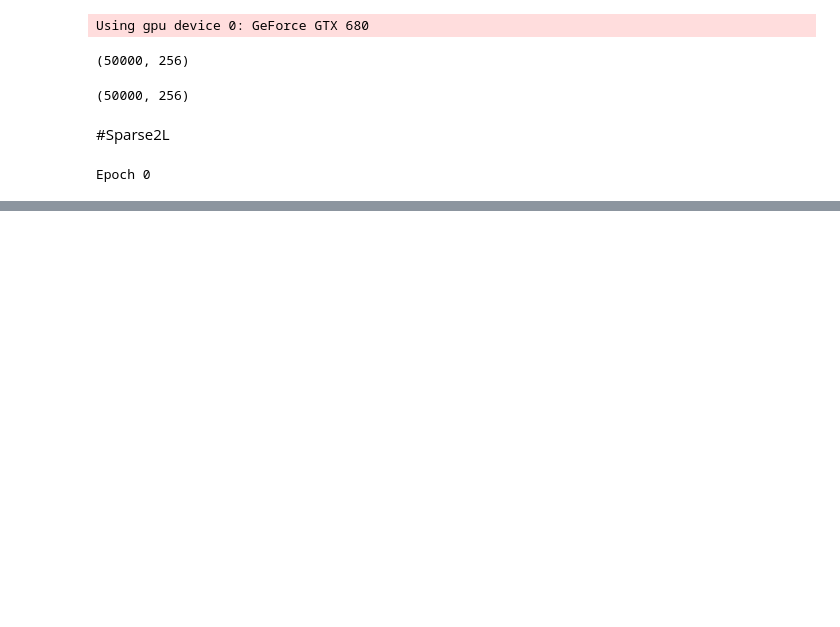
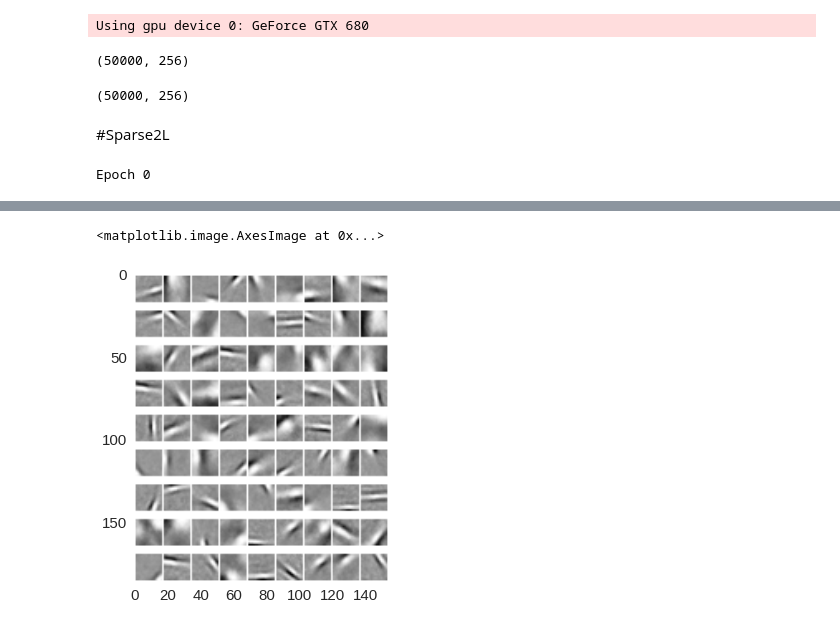
Before and after one commit to EderSantana/seya, a Jupyter notebook: examples/fista_sc.ipynb, the cells around one changed output, grey strips where cells are left out. Saved outputs shown, nothing was run; the diff lists cells and outputs as text; code cells hidden in the pictures; blank space fills up the shorter version.

```diff
--- a/examples/fista_sc.ipynb
+++ b/examples/fista_sc.ipynb
@@ -160,7 +160,7 @@ model.fit({'input': S,'causes':np.zeros((60000,1)), 'rec': S},
 # %% [output]
 Epoch 0
 # %%
-def pref_grid(above, bellow, num_preferred=9, abs_value=True, pad_row=5):
+def pref_grid2(above, bellow, num_preferred=9, abs_value=True, pad_row=5):
       idx = np.random.randint(above.shape[0], size=num_preferred)
       R = np.abs(above) if abs_value else above
       X = np.zeros((num_preferred**2, bellow.shape[1]))
@@ -186,5 +186,5 @@ W = model.nodes['sc'].W.get_value()
 V = model.nodes['sc'].V.get_value() # .reshape((100, 1, 8, 8)).repeat(2, axis=1).repeat(2, axis=2).reshape((100, -1))
 # print V.shape
 I = grid2d(W)
-J = pref_grid(V, W, num_preferred=9, abs_value=True)
+J = pref_grid(V[:9], W, num_preferred=9, abs_value=False)
 H = grid2d(V)
@@ -198,0 +196,5 @@ plt.imshow(I)
+# %%
+plt.imshow(J)
+# %% [output]
+<matplotlib.image.AxesImage at 0x...>
+[figure, added]
```
Also changed, not shown: parts of 7 cells of this notebook, 2 other files.
